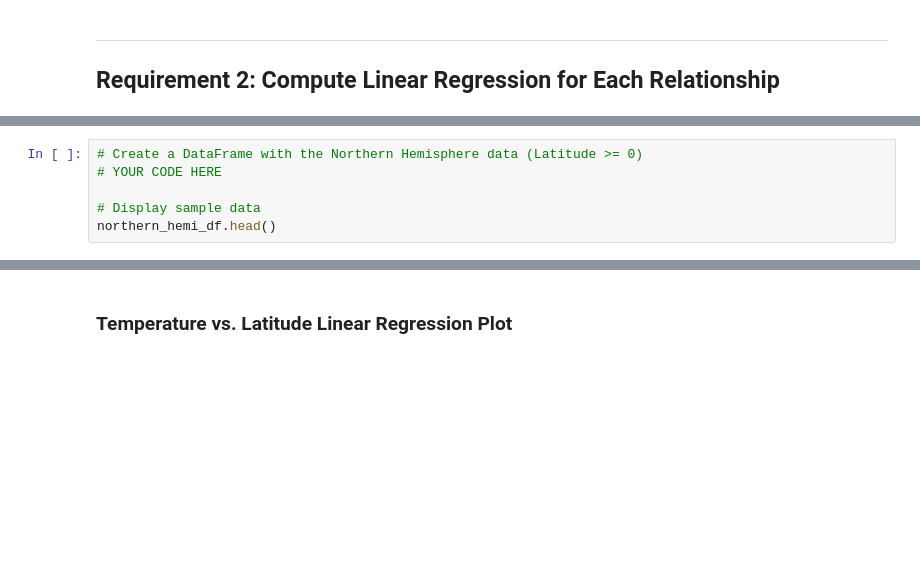
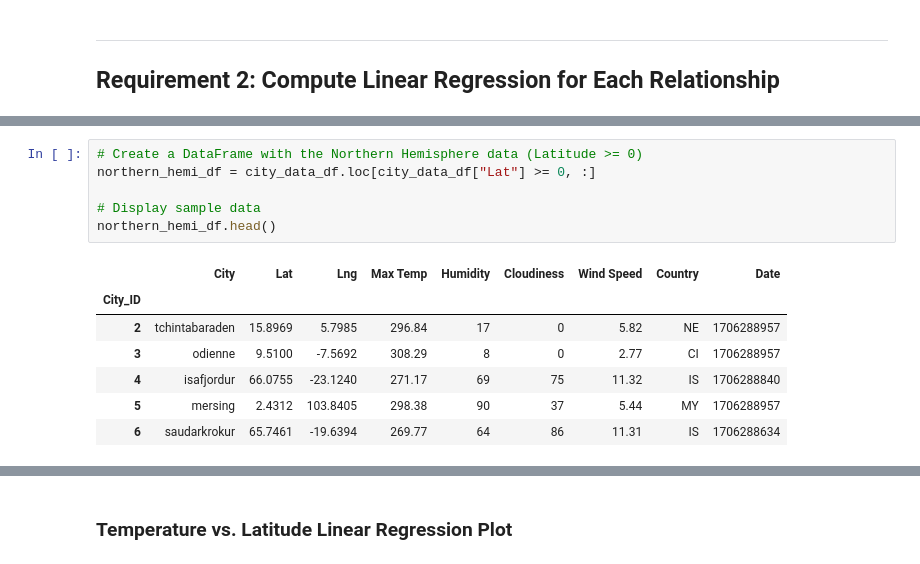
Before and after one commit to byTravis/Module6_API-Challenge, a Jupyter notebook: WeatherPy_TravisCook.ipynb, the cells around one changed output, grey strips where cells are left out. Cells and saved outputs as stored; diff of their text form; blank space fills up the shorter version.

```diff
--- a/WeatherPy_TravisCook.ipynb
+++ b/WeatherPy_TravisCook.ipynb
@@ -333,8 +340,16 @@ plt.show()
 # %%
 # Create a DataFrame with the Northern Hemisphere data (Latitude >= 0)
-# YOUR CODE HERE
+northern_hemi_df = city_data_df.loc[city_data_df["Lat"] >= 0, :]
 
 # Display sample data
 northern_hemi_df.head()
+# %% [output]
+|  | City | Lat | Lng | Max Temp | Humidity | Cloudiness | Wind Speed | Country | Date |
+| City_ID |  |  |  |  |  |  |  |  |  |
+| 2 | tchintabaraden | 15.8969 | 5.7985 | 296.84 | 17 | 0 | 5.82 | NE | 1706288957 |
+| 3 | odienne | 9.5100 | -7.5692 | 308.29 | 8 | 0 | 2.77 | CI | 1706288957 |
+| 4 | isafjordur | 66.0755 | -23.1240 | 271.17 | 69 | 75 | 11.32 | IS | 1706288840 |
+| 5 | mersing | 2.4312 | 103.8405 | 298.38 | 90 | 37 | 5.44 | MY | 1706288957 |
+| 6 | saudarkrokur | 65.7461 | -19.6394 | 269.77 | 64 | 86 | 11.31 | IS | 1706288634 |
 # %%
 # Create a DataFrame with the Southern Hemisphere data (Latitude < 0)
```
Also changed, not shown: parts of 7 cells of this notebook, 2 other files.
